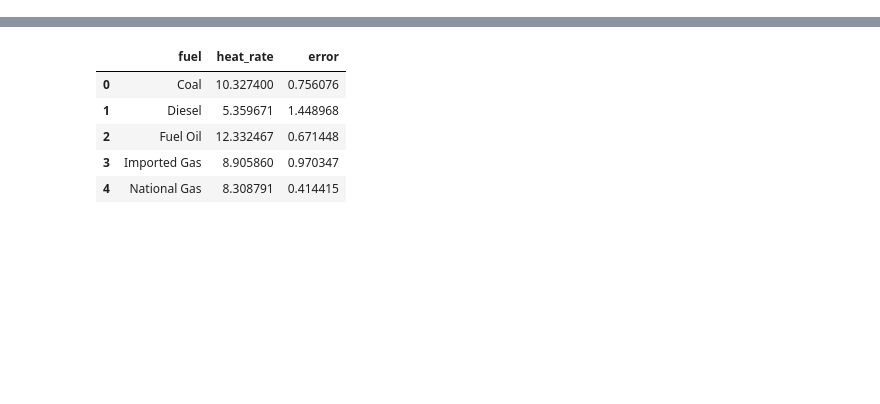
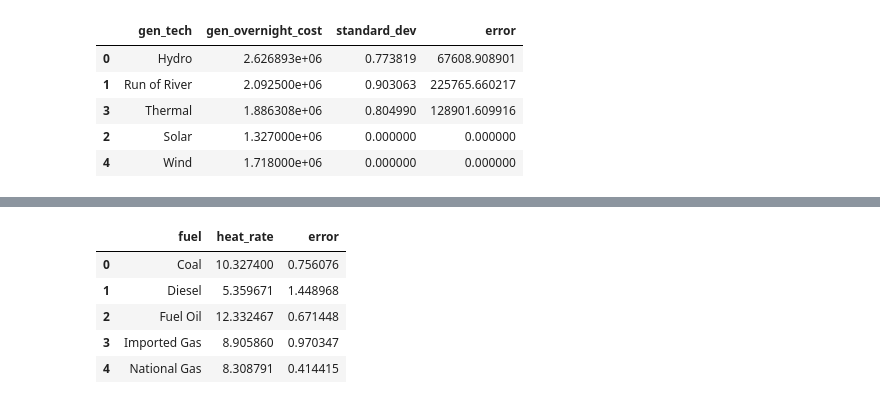
Before and after one commit to JorgeHGarcia/switch-colombia, a Jupyter notebook: notebooks/plot/costs.ipynb, the cells around one changed output, grey strips where cells are left out. Drawn from its saved outputs; the diff is of its cells as text; code cells hidden in the pictures; blank space fills up the shorter version.

```diff
--- a/notebooks/plot/costs.ipynb
+++ b/notebooks/plot/costs.ipynb
@@ -34,7 +34,7 @@ Shape (241, 4)
 # %%
 # Calculate mean and standard error
-gen_overnight_cost = gen_costs.groupby('gen_tech')['gen_overnight_cost'].agg(['mean', 'sem']).reset_index()
-gen_overnight_cost = gen_overnight_cost.rename(columns={'mean': 'gen_overnight_cost', 'sem': 'error'})
+gen_overnight_cost = gen_costs.groupby('gen_tech')['gen_overnight_cost'].agg(['mean', 'std', 'sem']).reset_index()
+gen_overnight_cost = gen_overnight_cost.rename(columns={'mean': 'gen_overnight_cost', 'std': 'standard_dev','sem': 'error'})
 # Apply desired order
 gen_overnight_cost['gen_tech'] = pd.Categorical(gen_overnight_cost['gen_tech'], categories=tech_order, ordered=True)
 gen_overnight_cost = gen_overnight_cost.sort_values('gen_tech')
@@ -54,3 +54,13 @@ fig.update_layout(
 )
 fig.write_image("../images/Average Overnight Cost with Error Bars.png")
 fig.show()
+# %%
+gen_overnight_cost['standard_dev'] = gen_overnight_cost['standard_dev'] / 1000000
+gen_overnight_cost
+# %% [output]
+|  | gen_tech | gen_overnight_cost | standard_dev | error |
+| 0 | Hydro | 2.626893e+06 | 0.773819 | 67608.908901 |
+| 1 | Run of River | 2.092500e+06 | 0.903063 | 225765.660217 |
+| 3 | Thermal | 1.886308e+06 | 0.804990 | 128901.609916 |
+| 2 | Solar | 1.327000e+06 | 0.000000 | 0.000000 |
+| 4 | Wind | 1.718000e+06 | 0.000000 | 0.000000 |
```
Also changed, not shown: parts of 5 cells of this notebook, 56 other files.
